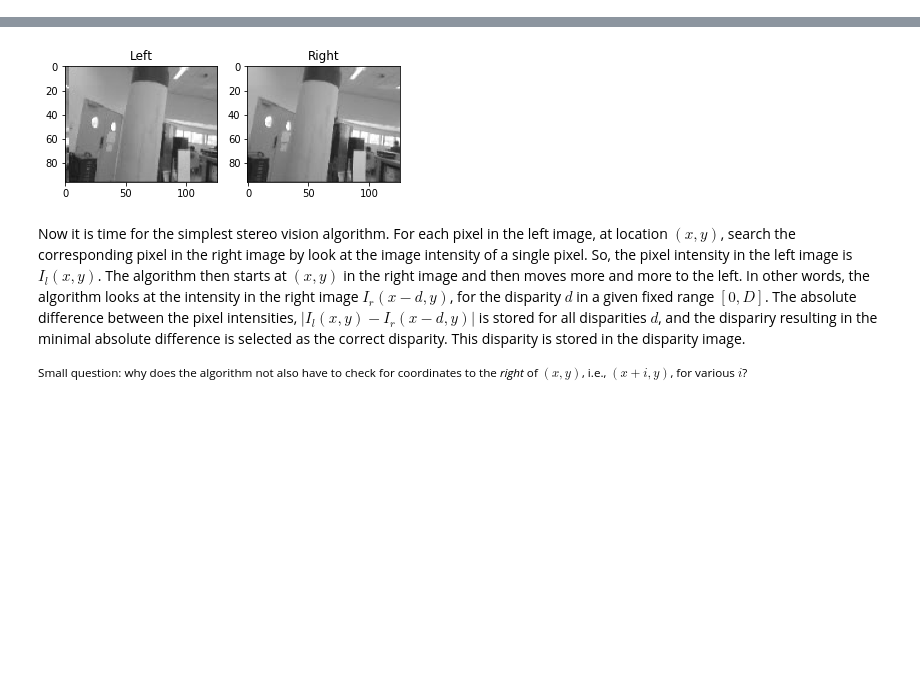
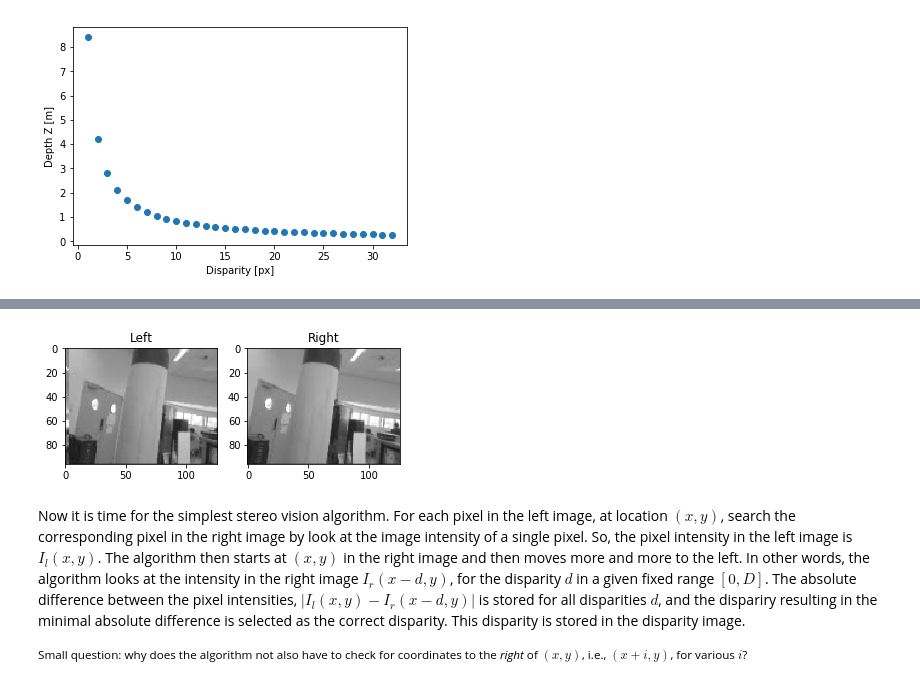
Before and after one commit to guidoAI/stereo_notebook, a Jupyter notebook: stereo_vision.ipynb, the cells around one changed output, grey strips where cells are left out. Cells and saved outputs as stored; diff of their text form; code cells hidden in the pictures; blank space fills up the shorter version.

Commit message:
Added the plotting of the depth versus disparity

```diff
--- a/stereo_vision.ipynb
+++ b/stereo_vision.ipynb
@@ -24,3 +24,26 @@ Matching a feature present in the left image to the same feature in the right im
 $Z = f \frac{T_X}{d}$
 
 $Z$ can be determined in meters, for a calibrated camera with the focal length and displacement known.
+# %%
+%matplotlib inline
+from matplotlib import pyplot as plt
+import numpy as np
+import cv2
+
+def plot_relation_disparity_depth(f = 300, T_X = 0.10, max_disp = 64):
+    """ Focal length f is in pixels, T_X is in meters.
+    """
+
+    disparities = np.arange(1, max_disp+1, 1);
+    depths = np.zeros(max_disp);
+    for disp in disparities:
+        depths[disp-1] = f * (T_X / disp);
+
+    plt.figure();
+    plt.plot(disparities, depths, 'o');
+    plt.xlabel('Disparity [px]')
+    plt.ylabel('Depth Z [m]')
+# %%
+plot_relation_disparity_depth(f = 140, T_X = 0.06, max_disp = 32)
+# %% [output]
+[figure, added]
```
Also changed, not shown: parts of 3 cells of this notebook, 1 other file.
